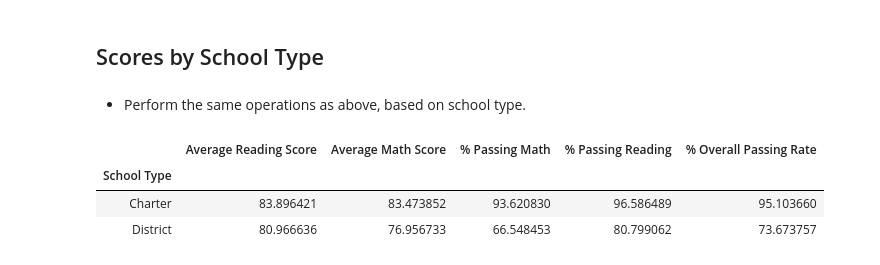
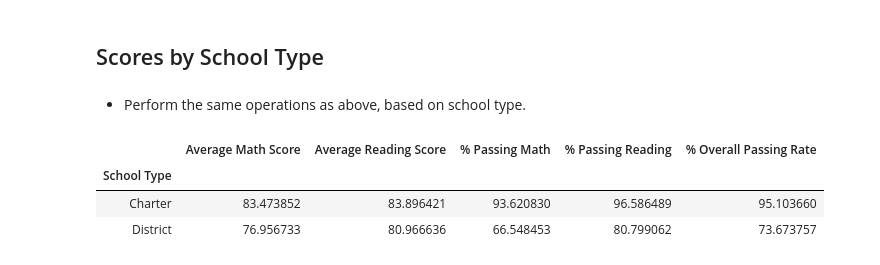
Before and after one commit to ncastal/pandas-challenge, a Jupyter notebook: PyCitySchools/PyCitySchools_starter.ipynb, the cells around one changed output. Saved outputs shown, nothing was run; the diff lists cells and outputs as text; code cells hidden in the pictures.

```diff
--- a/PyCitySchools/PyCitySchools_starter.ipynb
+++ b/PyCitySchools/PyCitySchools_starter.ipynb
@@ -255,6 +233,8 @@ group_names = ["<$585", "$585-615", "$615-645", "$645-675"]
 # %%
-school_group['Spend Group']=pd.cut(school_group['per_student_budget'],spending_bins,labels=group_names)
-spend_group=school_group.groupby('Spend Group').mean()
+#scores by school spending per student
+school_group['Spending Range (Per Student)']=pd.cut(school_group['per_student_budget'],spending_bins,labels=group_names)
+spend_group=school_group.groupby('Spending Range (Per Student)').mean()
 spend_group=spend_group.drop(columns=['per_student_budget','total_students','Total School Budget'])
+spend_group=spend_group[["Average Math Score","Average Reading Score","% Passing Math","% Passing Reading","% Overall Passing Rate"]]
 spend_group
 # %% [output]
@@ -273,8 +253,10 @@ spend_group
 size_bins = [0, 1000, 2000, 5000]
 group_names = ["Small (<1000)", "Medium (1000-2000)", "Large (2000-5000)"]
 # %%
-school_group['Size Group']=pd.cut(school_group['total_students'],size_bins,labels=group_names)
-spend_group=school_group.groupby('Size Group').mean()
-spend_group=spend_group.drop(columns=['total_students','per_student_budget','Total School Budget'])
-spend_group
+#scores by school size
+school_group['School Size']=pd.cut(school_group['total_students'],size_bins,labels=group_names)
+size_group=school_group.groupby('School Size').mean()
+size_group=size_group.drop(columns=['total_students','per_student_budget','Total School Budget'])
+size_group=size_group[["Average Math Score","Average Reading Score","% Passing Math","% Passing Reading","% Overall Passing Rate"]]
+size_group
 # %% [output]
@@ -288,11 +270,13 @@ spend_group
 # %% [markdown]
 * Perform the same operations as above, based on school type.
 # %%
+#score by school type
 school_type_group=school_group.groupby('School Type').mean()
 school_type_group=school_type_group.drop(columns=['total_students','per_student_budget', 'Total School Budget'])
+school_type_group=school_type_group[["Average Math Score","Average Reading Score","% Passing Math","% Passing Reading","% Overall Passing Rate"]]
 school_type_group
 # %% [output]
-|  | Average Reading Score | Average Math Score | % Passing Math | % Passing Reading | % Overall Passing Rate |
+|  | Average Math Score | Average Reading Score | % Passing Math | % Passing Reading | % Overall Passing Rate |
 | School Type |  |  |  |  |  |
-| Charter | 83.896421 | 83.473852 | 93.620830 | 96.586489 | 95.103660 |
-| District | 80.966636 | 76.956733 | 66.548453 | 80.799062 | 73.673757 |
+| Charter | 83.473852 | 83.896421 | 93.620830 | 96.586489 | 95.103660 |
+| District | 76.956733 | 80.966636 | 66.548453 | 80.799062 | 73.673757 |
```
Also changed, not shown: parts of 13 cells of this notebook.
